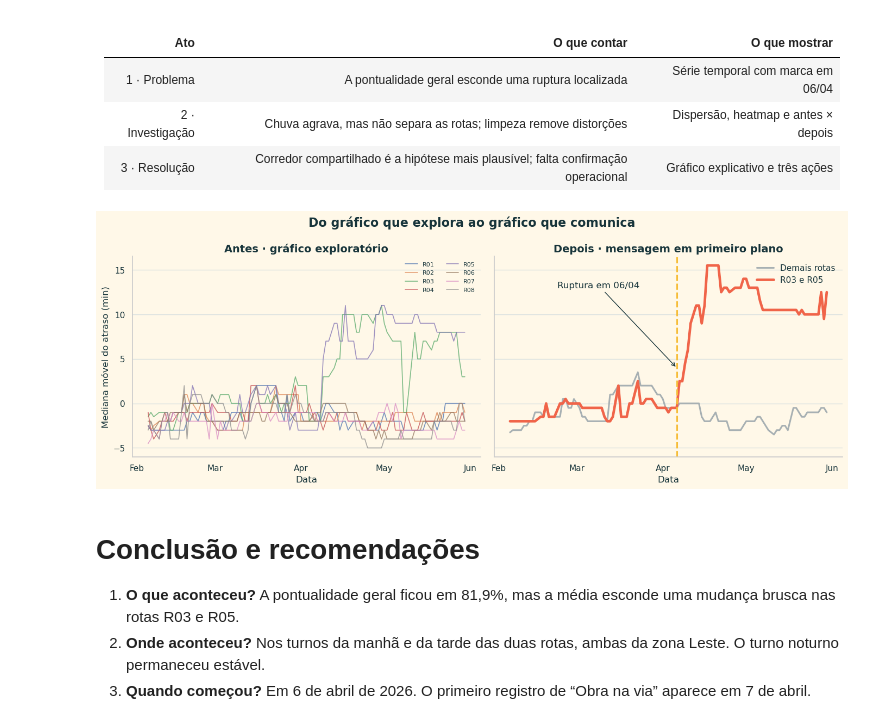
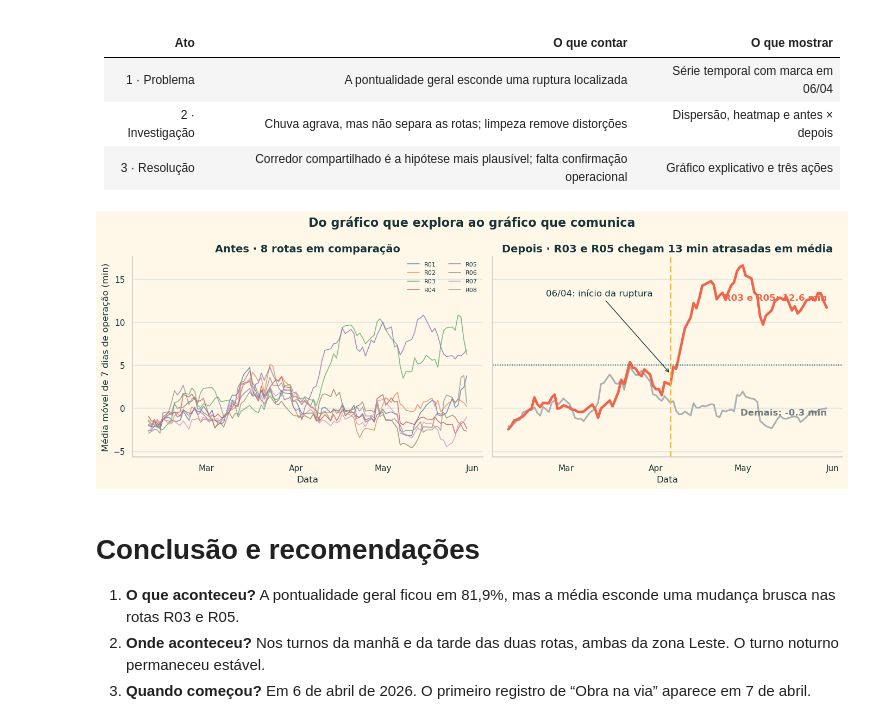
Before and after one commit to JulianaBallin/TransitTrace, a Jupyter notebook: transporte_fretado_rota_em_dia.ipynb, the cells around one changed output. Cells and saved outputs as stored; diff of their text form; code cells hidden in the pictures.

```diff
--- a/transporte_fretado_rota_em_dia.ipynb
+++ b/transporte_fretado_rota_em_dia.ipynb
@@ -446,8 +761,11 @@ Cada gráfico responde uma pergunta. Depois de cada figura registramos evidênci
 # %%
-daily = (
-    data.groupby(["data", "rota"])["atraso_min"].median().unstack()
-    .rolling(7, min_periods=4).median()
-)
+# Calcula primeiro uma média por dia e rota.
+daily_average = data.groupby(
+    ["data", "rota"]
+)["atraso_min"].mean().unstack()
+
+# A janela usa sete dias de operação completos.
+daily = daily_average.rolling(window=7, min_periods=7).mean()
 fig, ax = plt.subplots(figsize=(12, 5.5))
 for route in daily.columns:
     color, width, alpha = GRAY, 1.2, 0.55
@@ -459,7 +777,7 @@ ax.annotate("06/04 · mudança de patamar", xy=(pd.Timestamp("2026-04-06"), 5),
             xytext=(pd.Timestamp("2026-03-10"), 8),
             arrowprops={"arrowstyle": "->", "color": INK})
 ax.set(title="R03 e R05 mudam de patamar a partir de 6 de abril",
-       xlabel="Data da viagem", ylabel="Mediana móvel de 7 dias do atraso (min)")
+       xlabel="Data da viagem", ylabel="Média móvel de 7 dias de operação (min)")
 ax.xaxis.set_major_locator(mdates.MonthLocator())
 ax.xaxis.set_major_formatter(mdates.DateFormatter("%b"))
 ax.grid(axis="x", visible=False)
@@ -614,38 +993,58 @@ O fato de R07 e R08, também operadas pela Viação Beta, permanecerem estáveis
 | 2 · Investigação | Chuva agrava, mas não separa as rotas; limpeza remove distorções | Dispersão, heatmap e antes × depois |
 | 3 · Resolução | Corredor compartilhado é a hipótese mais plausível; falta confirmação operacional | Gráfico explicativo e três ações |
 # %%
+# Mantém manhã e tarde, onde a ruptura foi observada.
 daytime = data[data["turno"].isin(["Manhã", "Tarde"])]
-grouped = (
-    daytime.groupby(["data", "grupo_rotas"])["atraso_min"].median().unstack()
-    .rolling(7, min_periods=4).median()
+grouped_daily = daytime.groupby(
+    ["data", "grupo_rotas"]
+)["atraso_min"].mean().unstack()
+grouped = grouped_daily.rolling(window=7, min_periods=7).mean()
+
+after_group_mean = (
+    daytime[daytime["data"].ge("2026-04-06")]
+    .groupby("grupo_rotas")["atraso_min"]
+    .mean()
 )
 
 fig, (left, right) = plt.subplots(1, 2, figsize=(14, 5.2), sharey=True)
 for route in daily.columns:
     left.plot(daily.index, daily[route], lw=1.2, alpha=0.75, label=route)
-left.set(title="Antes · gráfico exploratório", xlabel="Data",
-         ylabel="Mediana móvel do atraso (min)")
+left.set(title="Antes · 8 rotas em comparação", xlabel="Data",
+         ylabel="Média móvel de 7 dias de operação (min)")
 left.legend(ncol=2, frameon=False, fontsize=8)
 
-right.plot(grouped.index, grouped["Demais rotas"], color=GRAY, lw=2.2, label="Demais rotas")
-right.plot(grouped.index, grouped["R03 e R05"], color=CORAL, lw=3.4, label="R03 e R05")
+right.plot(grouped.index, grouped["Demais rotas"], color=GRAY, lw=2.2)
+right.plot(grouped.index, grouped["R03 e R05"], color=CORAL, lw=3.4)
 right.axvline(pd.Timestamp("2026-04-06"), color=YELLOW, lw=2.2, ls="--")
-right.annotate("Ruptura em 06/04", xy=(pd.Timestamp("2026-04-06"), 4),
+right.axhline(5, color=TEAL, lw=1.2, ls=":")
+right.annotate("06/04: início da ruptura", xy=(pd.Timestamp("2026-04-06"), 4),
                xytext=(pd.Timestamp("2026-02-22"), 13),
                arrowprops={"arrowstyle": "->", "color": INK})
-right.set(title="Depois · mensagem em primeiro plano", xlabel="Data")
-right.legend(frameon=False)
+right.text(
+    grouped.index[-1], grouped["R03 e R05"].iloc[-1] + 0.8,
+    f"R03 e R05: {after_group_mean['R03 e R05']:.1f} min",
+    color=CORAL, fontweight="bold", ha="right",
+)
+right.text(
+    grouped.index[-1], grouped["Demais rotas"].iloc[-1] - 0.8,
+    f"Demais: {after_group_mean['Demais rotas']:.1f} min",
+    color="#6F7B7F", fontweight="bold", ha="right",
+)
+right.set(
+    title="Depois · R03 e R05 chegam 13 min atrasadas em média",
+    xlabel="Data",
+)
 
 for axis in (left, right):
     axis.xaxis.set_major_locator(mdates.MonthLocator())
     axis.xaxis.set_major_formatter(mdates.DateFormatter("%b"))
     axis.grid(axis="x", visible=False)
     sns.despine(ax=axis)
 plt.suptitle("Do gráfico que explora ao gráfico que comunica", fontsize=16, fontweight="bold")
 plt.tight_layout()
 plt.show()
 # %% [output]
-[figure, old version]
+[figure, new version]
 # %% [markdown]
 # Conclusão e recomendações
 
```
Also changed, not shown: parts of 32 cells of this notebook, 13 other files.
